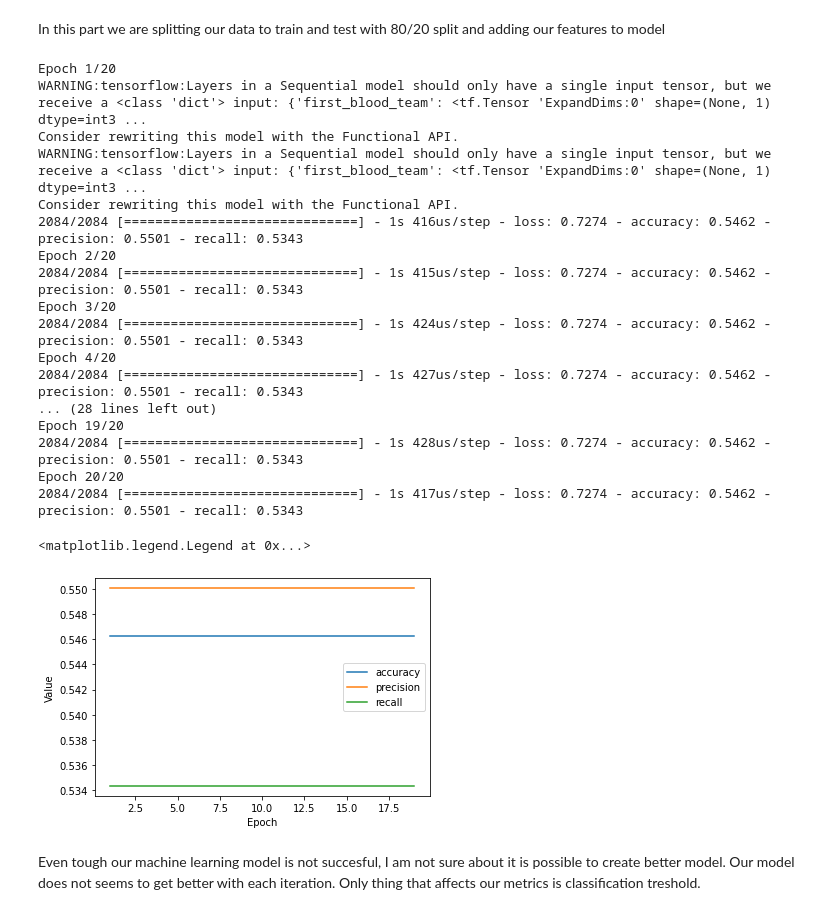
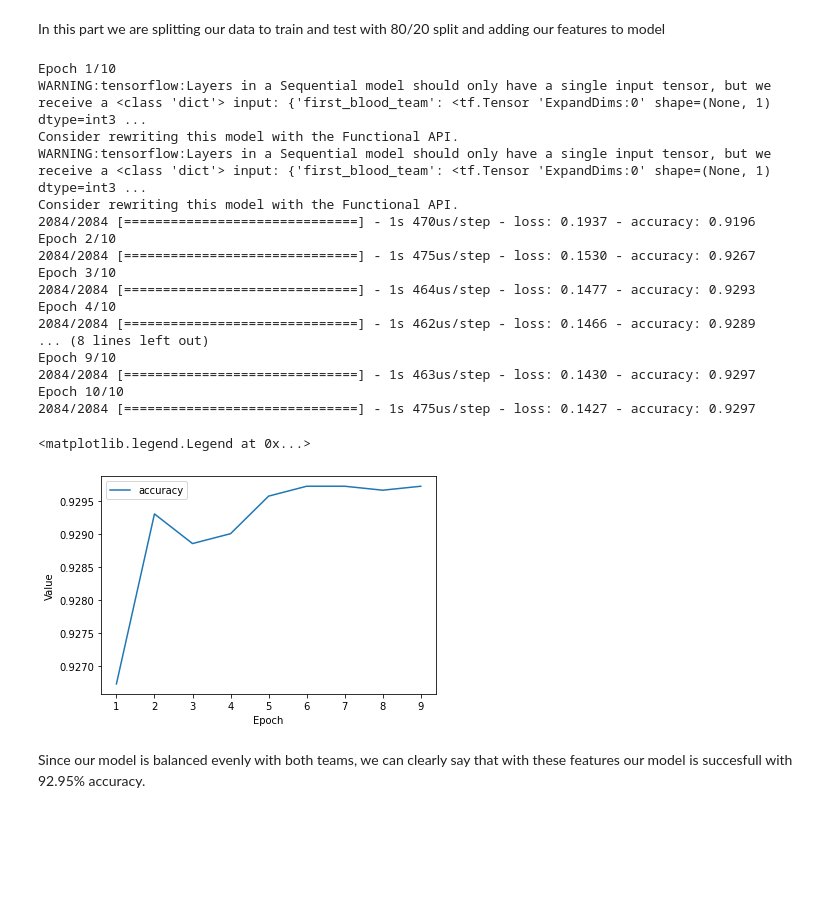
Before and after one commit to uguraskar/dota-2-matches-machine-learning, a Jupyter notebook: dota.ipynb, the cells around one changed output. Drawn from its saved outputs; the diff is of its cells as text; code cells hidden in the pictures; blank space fills up the shorter version.

```diff
--- a/dota.ipynb
+++ b/dota.ipynb
@@ -118,3 +118,9 @@ See the caveats in the documentation: https://pandas.pydata.org/pandas-docs/stab
 43987 rows × 2 columns
 # %% [markdown]
 Similiar to first blood we are taking a Non-Player Controlled(NPC) unit's kills from the game, when this NPC is killed it grants a team significiant advantage this is why we are going to compare it with our win condition.
+# %%
+tower_df = objectives_df.query("subtype == 'CHAT_MESSAGE_TOWER_KILL'")
+tower_df["tower_team"] = np.where(tower_df["player1"] < 5, 1, 0).astype(float)
+tower_df = tower_df.groupby(["match_id", "tower_team"]).size().reset_index(name='tower_count')
+tower_df["tower_count"] = np.where(tower_df["tower_team"] == 0, -tower_df["tower_count"], tower_df["tower_count"]).astype(float)
+tower_df = tower_df[["match_id", "tower_count"]].groupby(["match_id"]).sum().reset_index()
@@ -121,6 +135,6 @@ Similiar to first blood we are taking a Non-Player Controlled(NPC) unit's kills
 # %%
-df = pd.merge(match_df, first_blood_df, how="inner", on="match_id").merge(roshan_df, on="match_id")
-df = df[["first_blood_team", "roshan_team", "radiant_win"]]
+df = pd.merge(match_df, first_blood_df, how="inner", on="match_id").merge(roshan_df, on="match_id").merge(tower_df, on="match_id")
+df = df[["first_blood_team", "roshan_team", "radiant_win", "tower_count"]]
 df["radiant_win"] = df["radiant_win"].astype(float)
 df
 # %% [output]
@@ -147,5 +161,6 @@ df_test = df.drop(df_train.index)
 
 feature_columns = []
 feature_columns.append(tf.feature_column.numeric_column("first_blood_team"))
-#feature_columns.append(tf.feature_column.numeric_column("roshan_team"))
+feature_columns.append(tf.feature_column.numeric_column("roshan_team"))
+feature_columns.append(tf.feature_column.numeric_column("tower_count"))
 feature_layer = layers.DenseFeatures(feature_columns)
@@ -161,61 +167,67 @@ array([[0.],
 # %% [markdown]
 In this part we are splitting our data to train and test with 80/20 split and adding our features to model
 # %%
-epochs = 20
+epochs = 10
 classification_threshold = 0.6
 batch_size = 16
+learning_rate = 0.001
 #features = df[["first_blood_team","roshan_team"]].values.astype(float)
 #features = df[["first_blood_team"]].values.astype(float)
 #labels = df["radiant_win"].values.astype(float)
 
 #features_train, features_test, labels_train, labels_test = train_test_split(features, labels, test_size = 0.3, random_state = 9)
 
 METRICS = [
-      tf.keras.metrics.BinaryAccuracy(name='accuracy', threshold=classification_threshold),
-      tf.keras.metrics.Precision(name='precision', thresholds=classification_threshold),
-      tf.keras.metrics.Recall(name="recall", thresholds=classification_threshold)
+      tf.keras.metrics.BinaryAccuracy(name='accuracy', threshold=classification_threshold)#,
+      #tf.keras.metrics.Precision(name='precision', thresholds=classification_threshold),
+      #tf.keras.metrics.Recall(name="recall", thresholds=classification_threshold)
 ]
 
-model = tf.keras.models.Sequential()
+model = tf.keras.Sequential()
 model.add(feature_layer)
-model.add(layers.Activation(activations.sigmoid))
-model.compile(optimizer=tf.keras.optimizers.Adam(learning_rate=0.01), loss=tf.keras.losses.BinaryCrossentropy(), metrics=METRICS)
+#model.add(layers.Activation(activations.sigmoid))
+model.add(tf.keras.layers.Dense(units=20,activation='relu',name='Hidden1'))
+model.add(tf.keras.layers.Dense(units=12,activation='relu',name='Hidden2'))
+model.add(tf.keras.layers.Dense(units=1,name='Output'))
+#model.compile(optimizer=tf.keras.optimizers.Adam(learning_rate=0.01), loss=tf.keras.losses.BinaryCrossentropy(), metrics=METRICS)
+model.compile(optimizer=tf.keras.optimizers.Adam(learning_rate=learning_rate), loss="categorical_hinge", metrics=METRICS)
 
 features = {name:np.array(value) for name, value in df_train.items()}
 labels = np.array(features.pop("radiant_win"))
 
 history = model.fit(x=features, y=labels, batch_size=batch_size, epochs=epochs, shuffle=True)
 epochs = history.epoch
 hist = pd.DataFrame(history.history)
 
 plt.figure()
 plt.xlabel("Epoch")
 plt.ylabel("Value")
 
-for m in ['accuracy', "precision", "recall"]:
+#for m in ['accuracy', "precision", "recall"]:
+for m in ['accuracy']:
     x = hist[m]
     plt.plot(epochs[1:], x[1:], label=m)
 
 plt.legend()
 # %% [output]
-Epoch 1/20
+Epoch 1/10
 WARNING:tensorflow:Layers in a Sequential model should only have a single input tensor, but we receive a <class 'dict'> input: {'first_blood_team': <tf.Tensor 'ExpandDims:0' shape=(None, 1) dtype=int3 ...
 Consider rewriting this model with the Functional API.
 WARNING:tensorflow:Layers in a Sequential model should only have a single input tensor, but we receive a <class 'dict'> input: {'first_blood_team': <tf.Tensor 'ExpandDims:0' shape=(None, 1) dtype=int3 ...
 Consider rewriting this model with the Functional API.
-2084/2084 [==============================] - 1s 416us/step - loss: 0.7274 - accuracy: 0.5462 - precision: 0.5501 - recall: 0.5343
-Epoch 2/20
-2084/2084 [==============================] - 1s 415us/step - loss: 0.7274 - accuracy: 0.5462 - precision: 0.5501 - recall: 0.5343
-Epoch 3/20
-2084/2084 [==============================] - 1s 424us/step - loss: 0.7274 - accuracy: 0.5462 - precision: 0.5501 - recall: 0.5343
-Epoch 4/20
-2084/2084 [==============================] - 1s 427us/step - loss: 0.7274 - accuracy: 0.5462 - precision: 0.5501 - recall: 0.5343
-... (28 lines left out)
-Epoch 19/20
-2084/2084 [==============================] - 1s 428us/step - loss: 0.7274 - accuracy: 0.5462 - precision: 0.5501 - recall: 0.5343
-Epoch 20/20
-2084/2084 [==============================] - 1s 417us/step - loss: 0.7274 - accuracy: 0.5462 - precision: 0.5501 - recall: 0.5343
+2084/2084 [==============================] - 1s 470us/step - loss: 0.1937 - accuracy: 0.9196
+Epoch 2/10
+2084/2084 [==============================] - 1s 475us/step - loss: 0.1530 - accuracy: 0.9267
+Epoch 3/10
+2084/2084 [==============================] - 1s 464us/step - loss: 0.1477 - accuracy: 0.9293
+Epoch 4/10
+2084/2084 [==============================] - 1s 462us/step - loss: 0.1466 - accuracy: 0.9289
+... (8 lines left out)
+Epoch 9/10
+2084/2084 [==============================] - 1s 463us/step - loss: 0.1430 - accuracy: 0.9297
+Epoch 10/10
+2084/2084 [==============================] - 1s 475us/step - loss: 0.1427 - accuracy: 0.9297
 <matplotlib.legend.Legend at 0x...>
-[figure, old version]
+[figure, new version]
-# %% [markdown]
-Even tough our machine learning model is not succesful, I am not sure about it is possible to create better model. Our model does not seems to get better with each iteration. Only thing that affects our metrics is classification treshold.
+# %% [markdown]
+Since our model is balanced evenly with both teams, we can clearly say that with these features our model is succesfull with 92.95% accuracy.
```
Also changed, not shown: parts of 4 cells of this notebook, 1 other file.
